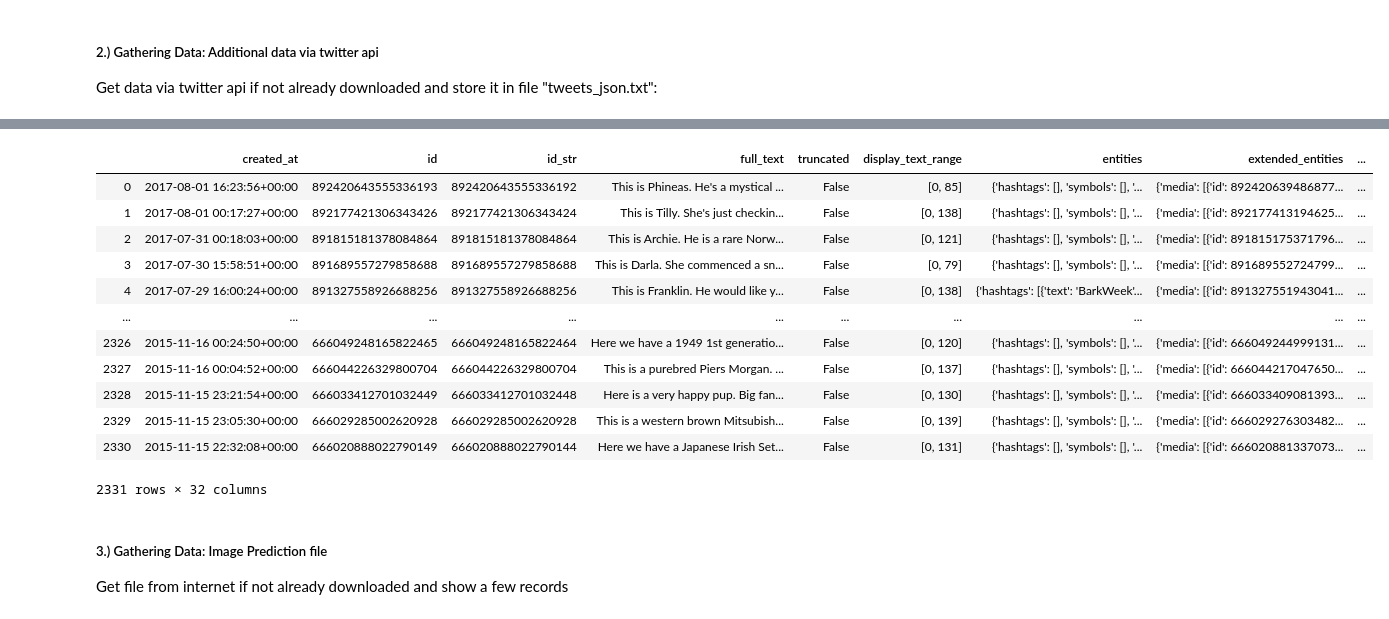
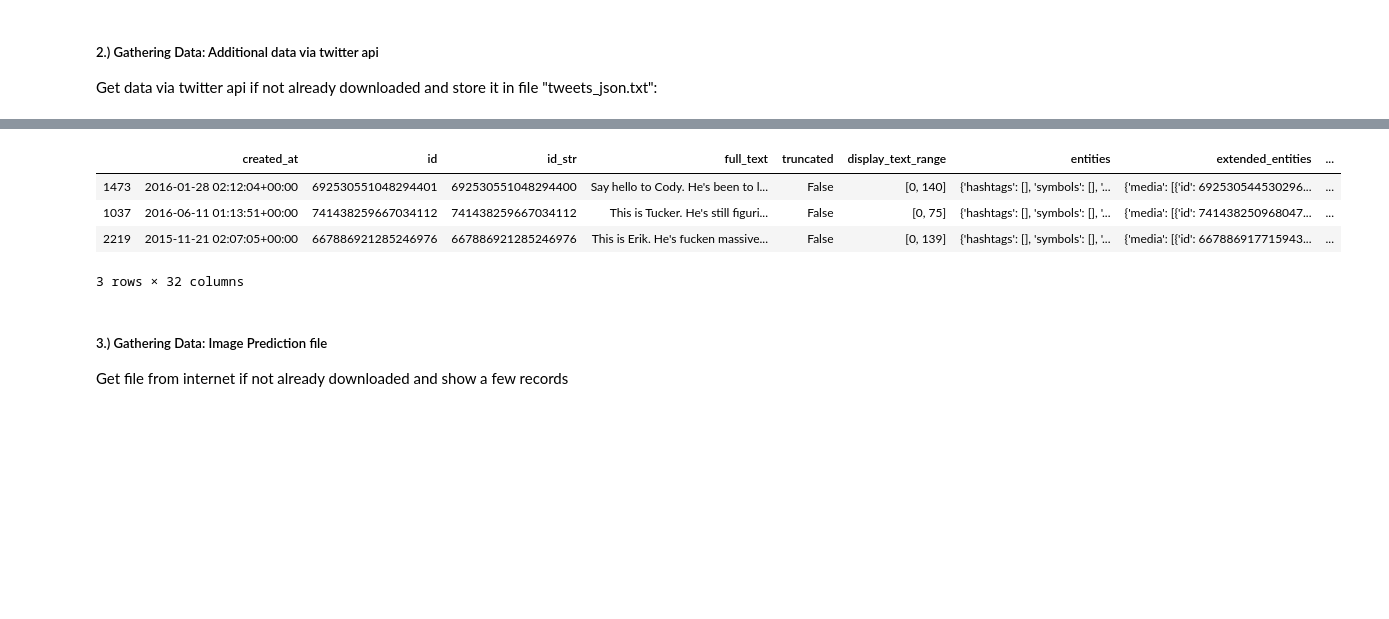
Before and after one commit to normannexo/we_rate_dogs_data_wrangling_project, a Jupyter notebook: wrangle_act.ipynb, the cells around one changed output, grey strips where cells are left out. Drawn from its saved outputs; the diff is of its cells as text; code cells hidden in the pictures; blank space fills up the shorter version.

```diff
--- a/wrangle_act.ipynb
+++ b/wrangle_act.ipynb
@@ -129,21 +83,13 @@ tweets fetched: 2300
 # %%
-#read json file into data frame
+#read json file into data frame and output a few lines
 df_json_tweets= pd.read_json(json_filename, lines=True)
-df_json_tweets
+df_json_tweets.sample(3)
 # %% [output]
 |  | created_at | id | id_str | full_text | truncated | display_text_range | entities | extended_entities | ... |
-| 0 | 2017-08-01 16:23:56+00:00 | 892420643555336193 | 892420643555336192 | This is Phineas. He's a mystical ... | False | [0, 85] | {'hashtags': [], 'symbols': [], '... | {'media': [{'id': 892420639486877... | ... |
-| 1 | 2017-08-01 00:17:27+00:00 | 892177421306343426 | 892177421306343424 | This is Tilly. She's just checkin... | False | [0, 138] | {'hashtags': [], 'symbols': [], '... | {'media': [{'id': 892177413194625... | ... |
-| 2 | 2017-07-31 00:18:03+00:00 | 891815181378084864 | 891815181378084864 | This is Archie. He is a rare Norw... | False | [0, 121] | {'hashtags': [], 'symbols': [], '... | {'media': [{'id': 891815175371796... | ... |
-| 3 | 2017-07-30 15:58:51+00:00 | 891689557279858688 | 891689557279858688 | This is Darla. She commenced a sn... | False | [0, 79] | {'hashtags': [], 'symbols': [], '... | {'media': [{'id': 891689552724799... | ... |
-| 4 | 2017-07-29 16:00:24+00:00 | 891327558926688256 | 891327558926688256 | This is Franklin. He would like y... | False | [0, 138] | {'hashtags': [{'text': 'BarkWeek'... | {'media': [{'id': 891327551943041... | ... |
-| ... | ... | ... | ... | ... | ... | ... | ... | ... | ... |
-| 2326 | 2015-11-16 00:24:50+00:00 | 666049248165822465 | 666049248165822464 | Here we have a 1949 1st generatio... | False | [0, 120] | {'hashtags': [], 'symbols': [], '... | {'media': [{'id': 666049244999131... | ... |
-| 2327 | 2015-11-16 00:04:52+00:00 | 666044226329800704 | 666044226329800704 | This is a purebred Piers Morgan. ... | False | [0, 137] | {'hashtags': [], 'symbols': [], '... | {'media': [{'id': 666044217047650... | ... |
-| 2328 | 2015-11-15 23:21:54+00:00 | 666033412701032449 | 666033412701032448 | Here is a very happy pup. Big fan... | False | [0, 130] | {'hashtags': [], 'symbols': [], '... | {'media': [{'id': 666033409081393... | ... |
-| 2329 | 2015-11-15 23:05:30+00:00 | 666029285002620928 | 666029285002620928 | This is a western brown Mitsubish... | False | [0, 139] | {'hashtags': [], 'symbols': [], '... | {'media': [{'id': 666029276303482... | ... |
-| 2330 | 2015-11-15 22:32:08+00:00 | 666020888022790149 | 666020888022790144 | Here we have a Japanese Irish Set... | False | [0, 131] | {'hashtags': [], 'symbols': [], '... | {'media': [{'id': 666020881337073... | ... |
+| 1473 | 2016-01-28 02:12:04+00:00 | 692530551048294401 | 692530551048294400 | Say hello to Cody. He's been to l... | False | [0, 140] | {'hashtags': [], 'symbols': [], '... | {'media': [{'id': 692530544530296... | ... |
+| 1037 | 2016-06-11 01:13:51+00:00 | 741438259667034112 | 741438259667034112 | This is Tucker. He's still figuri... | False | [0, 75] | {'hashtags': [], 'symbols': [], '... | {'media': [{'id': 741438250968047... | ... |
+| 2219 | 2015-11-21 02:07:05+00:00 | 667886921285246976 | 667886921285246976 | This is Erik. He's fucken massive... | False | [0, 139] | {'hashtags': [], 'symbols': [], '... | {'media': [{'id': 667886917715943... | ... |
-2331 rows × 32 columns
+3 rows × 32 columns
 # %% [markdown]
 ##### 3.) Gathering Data: Image Prediction file
 Get file from internet if not already downloaded and show a few records
```
Also changed, not shown: parts of 39 cells of this notebook, 3 other files.
